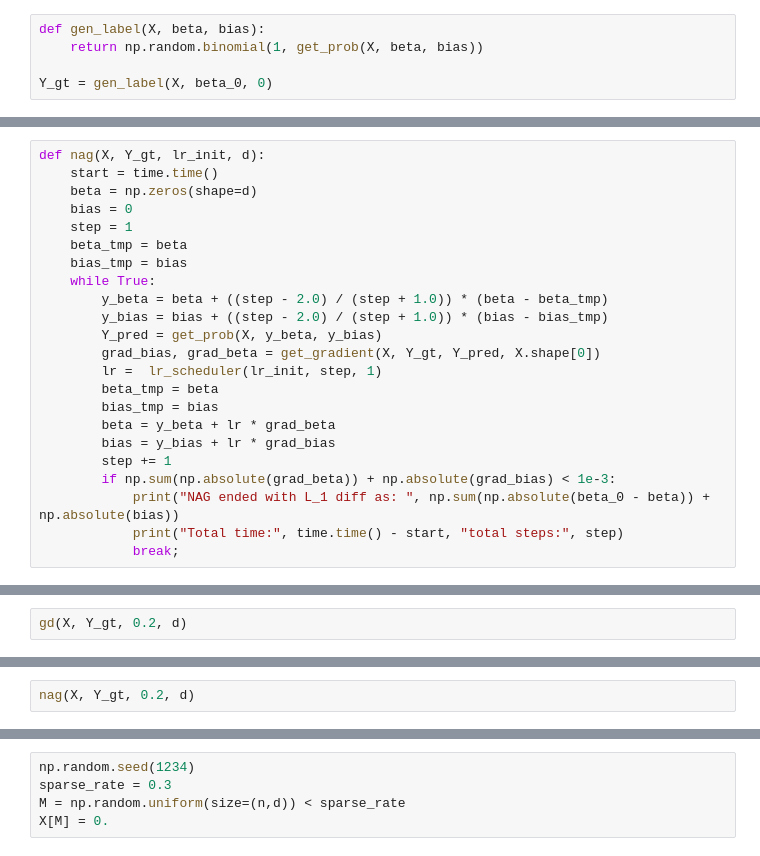
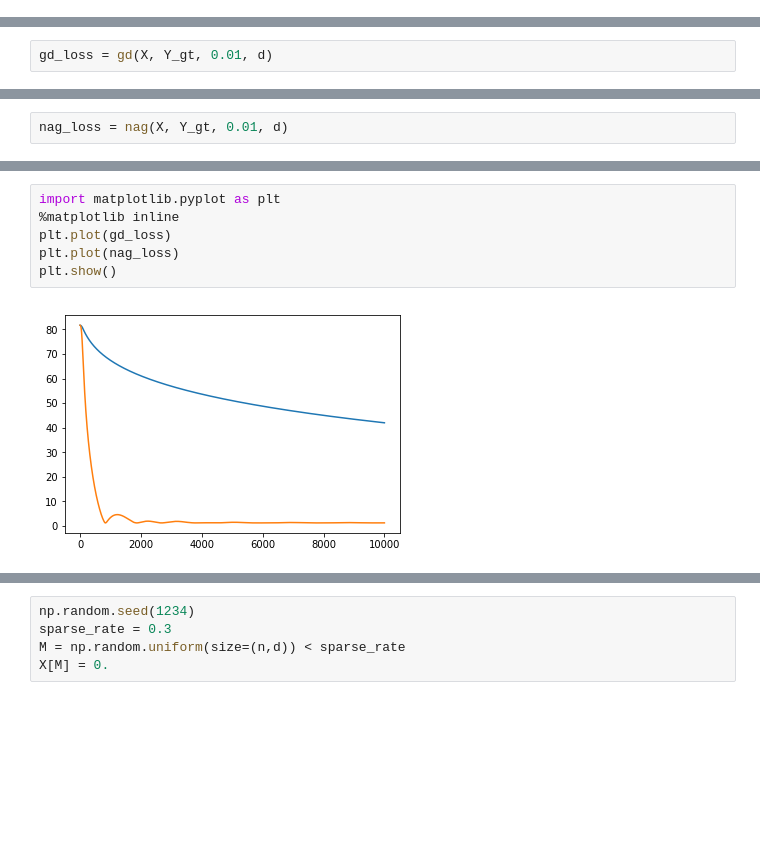
Before and after one commit to DanDoge/course_pku, a Jupyter notebook: Statistical Computing/homework/hw_1_3.ipynb, the cells around one changed output, grey strips where cells are left out. Cells and saved outputs as stored; diff of their text form; blank space fills up the shorter version.

```diff
--- a/Statistical Computing/homework/hw_1_3.ipynb
+++ b/Statistical Computing/homework/hw_1_3.ipynb
@@ -12,5 +0,0 @@ def get_prob(X, beta, bias):
-# %%
-def gen_label(X, beta, bias):
-    return np.random.binomial(1, get_prob(X, beta, bias))
-
-Y_gt = gen_label(X, beta_0, 0)
@@ -67,23 +0,0 @@ def gd(X, Y_gt, lr_init, d):
-# %%
-def nag(X, Y_gt, lr_init, d):
-    start = time.time()
-    beta = np.zeros(shape=d)
-    bias = 0
-    step = 1
-    beta_tmp = beta
-    bias_tmp = bias
-    while True:
-        y_beta = beta + ((step - 2.0) / (step + 1.0)) * (beta - beta_tmp)
-        y_bias = bias + ((step - 2.0) / (step + 1.0)) * (bias - bias_tmp)
-        Y_pred = get_prob(X, y_beta, y_bias)
-        grad_bias, grad_beta = get_gradient(X, Y_gt, Y_pred, X.shape[0])
-        lr =  lr_scheduler(lr_init, step, 1)
-        beta_tmp = beta
-        bias_tmp = bias
-        beta = y_beta + lr * grad_beta
-        bias = y_bias + lr * grad_bias
-        step += 1
-        if np.sum(np.absolute(grad_beta)) + np.absolute(grad_bias) < 1e-3:
-            print("NAG ended with L_1 diff as: ", np.sum(np.absolute(beta_0 - beta)) + np.absolute(bias))
-            print("Total time:", time.time() - start, "total steps:", step)
-            break;
@@ -90,3 +9,3 @@ def nag(X, Y_gt, lr_init, d):
 # %%
-gd(X, Y_gt, 0.2, d)
+gd_loss = gd(X, Y_gt, 0.01, d)
 # %% [output]
@@ -95,3 +14,3 @@ Total time: 150.3425328731537 total steps: 14640
 # %%
-nag(X, Y_gt, 0.2, d)
+nag_loss = nag(X, Y_gt, 0.01, d)
 # %% [output]
@@ -235,0 +19,8 @@ Total time: 8.892632007598877
+# %%
+import matplotlib.pyplot as plt
+%matplotlib inline
+plt.plot(gd_loss)
+plt.plot(nag_loss)
+plt.show()
+# %% [output]
+[figure, added]
```
Also changed, not shown: parts of 28 cells of this notebook, 5 other files.
